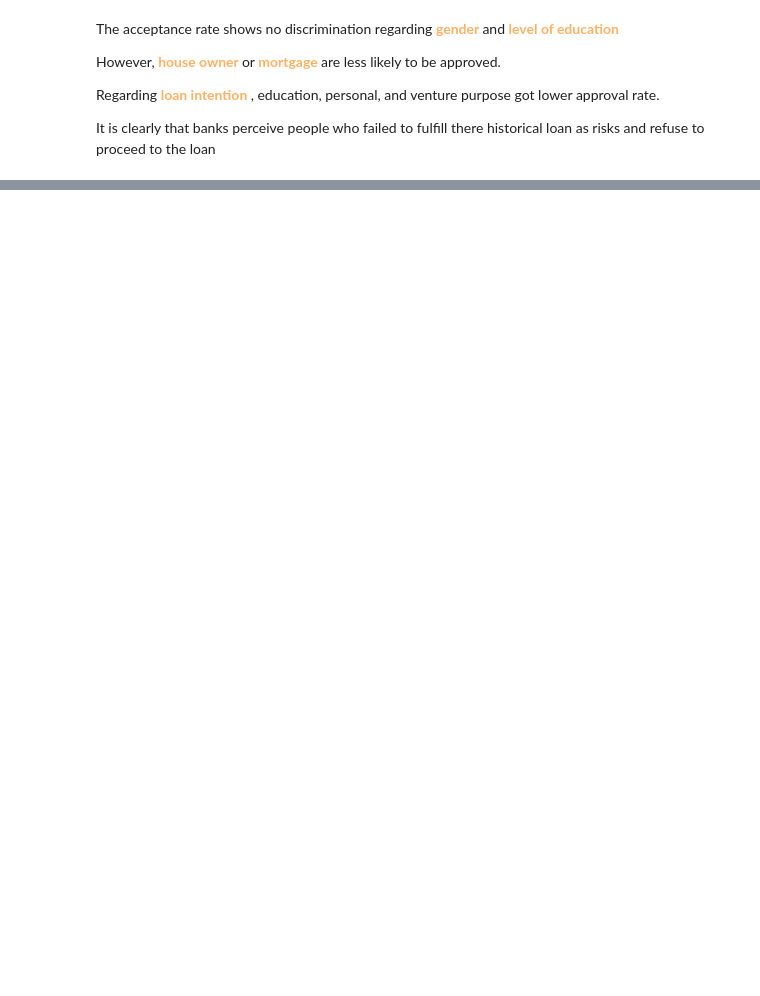
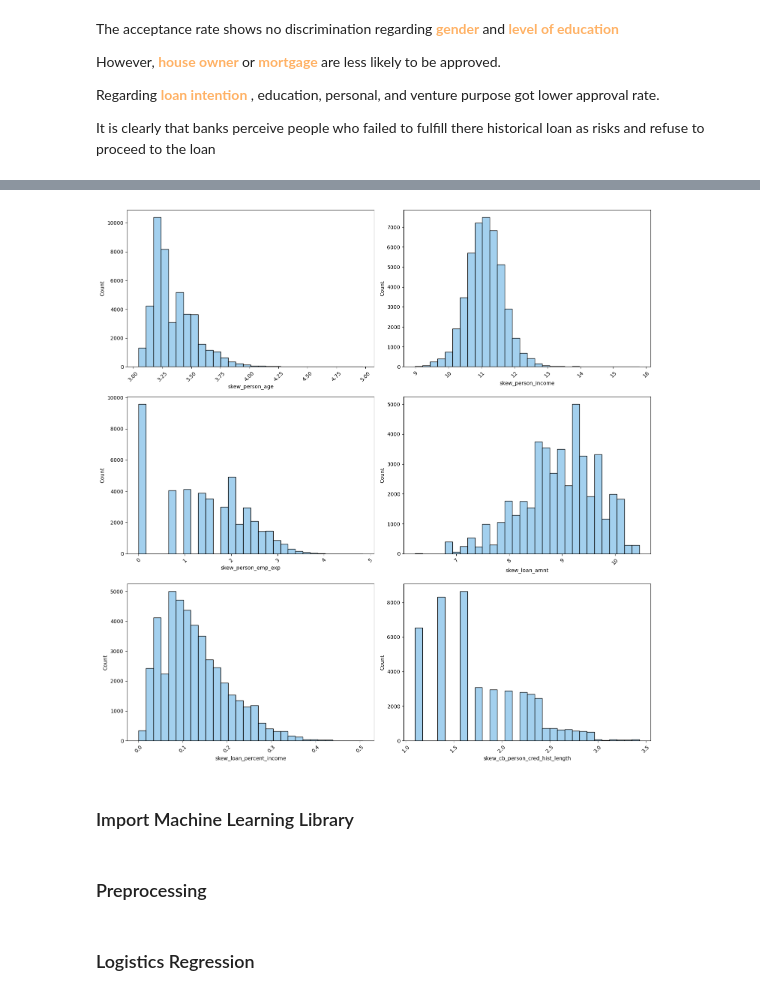
Before and after one commit to NgynTrn0112/BA_portfolio, a Jupyter notebook: loan_approval_analysis/loan_approval_analysis.ipynb, the cells around one changed output, grey strips where cells are left out. Cells and saved outputs as stored; diff of their text form; code cells hidden in the pictures; blank space fills up the shorter version.

```diff
--- a/loan_approval_analysis/loan_approval_analysis.ipynb
+++ b/loan_approval_analysis/loan_approval_analysis.ipynb
@@ -262,28 +257,0 @@ plt.show()
-# %%
-loan_data['age_group'] = pd.cut(loan_data['person_age'], bins = [20,35,50,65,145], labels =[ '20-35', '35-50', '50-65', '65+'])
-age_intention = loan_data.groupby(['age_group', 'loan_intent']).agg(
-    mean_amount=('loan_amnt', 'mean'),
-    std_amount=('loan_amnt', 'std'),
-    count=('loan_amnt', 'count')
-    ).assign(se_amount=lambda x: x['std_amount'] / np.sqrt(x['count'])).reset_index()
-
-plt.figure(figsize=(10, 6))
-
-for intent in age_intention['loan_intent'].unique():
-    df_temp = age_intention[age_intention['loan_intent'] == intent]
-
-    plt.errorbar(
-        x=df_temp['age_group'],
-        y=df_temp['mean_amount'],
-        yerr=df_temp['se_amount'],
-        label=intent,
-        fmt='-o',  # Line with circle markers
-        capsize=4  # Error bar caps
-    )
-
-plt.xlabel("Age Group")
-plt.ylabel("Mean Loan Amount")
-plt.title("Mean Loan Amount by Age Group & Loan Intent")
-plt.legend(title="Loan Intention")
-plt.grid(False)
-plt.show()
@@ -291,0 +262,20 @@ plt.show()
+# %%
+skew_columns = ['person_age', 'person_income', 'person_emp_exp', 'loan_amnt', 'loan_percent_income', 'cb_person_cred_hist_length']
+fig, ax = plt.subplots(3,2, figsize=(15,15))
+ax = ax.flatten()
+for i, col in enumerate(skew_columns):
+    loan_data['skew_'+col] = loan_data[col].apply(lambda x: np.log(x+1))
+    sns.histplot(data=loan_data, x='skew_'+col, ax = ax[i], kde = False, color = '#85c1e9', bins =30)
+    ax[i].tick_params(axis='x', rotation=45) #Rotate x-axis labels to avoid overlap
+
+    # Convert xaxis  to human readable format
+    ax[i].get_xaxis().set_major_formatter(plt.ScalarFormatter())
+    ax[i].get_xaxis().get_major_formatter().set_useOffset(False)
+    ax[i].get_xaxis().get_major_formatter().set_scientific(False)
+# Adjust layout to avoid overlap
+plt.tight_layout()
+plt.show()
+# %% [output]
+[figure, added]
+# %% [markdown]
+### Import Machine Learning Library
@@ -291,0 +292,2 @@ plt.show()
+# %% [markdown]
+### Preprocessing
@@ -291,0 +323,2 @@ plt.show()
+# %% [markdown]
+### Logistics Regression
```
Also changed, not shown: parts of 16 cells of this notebook.
